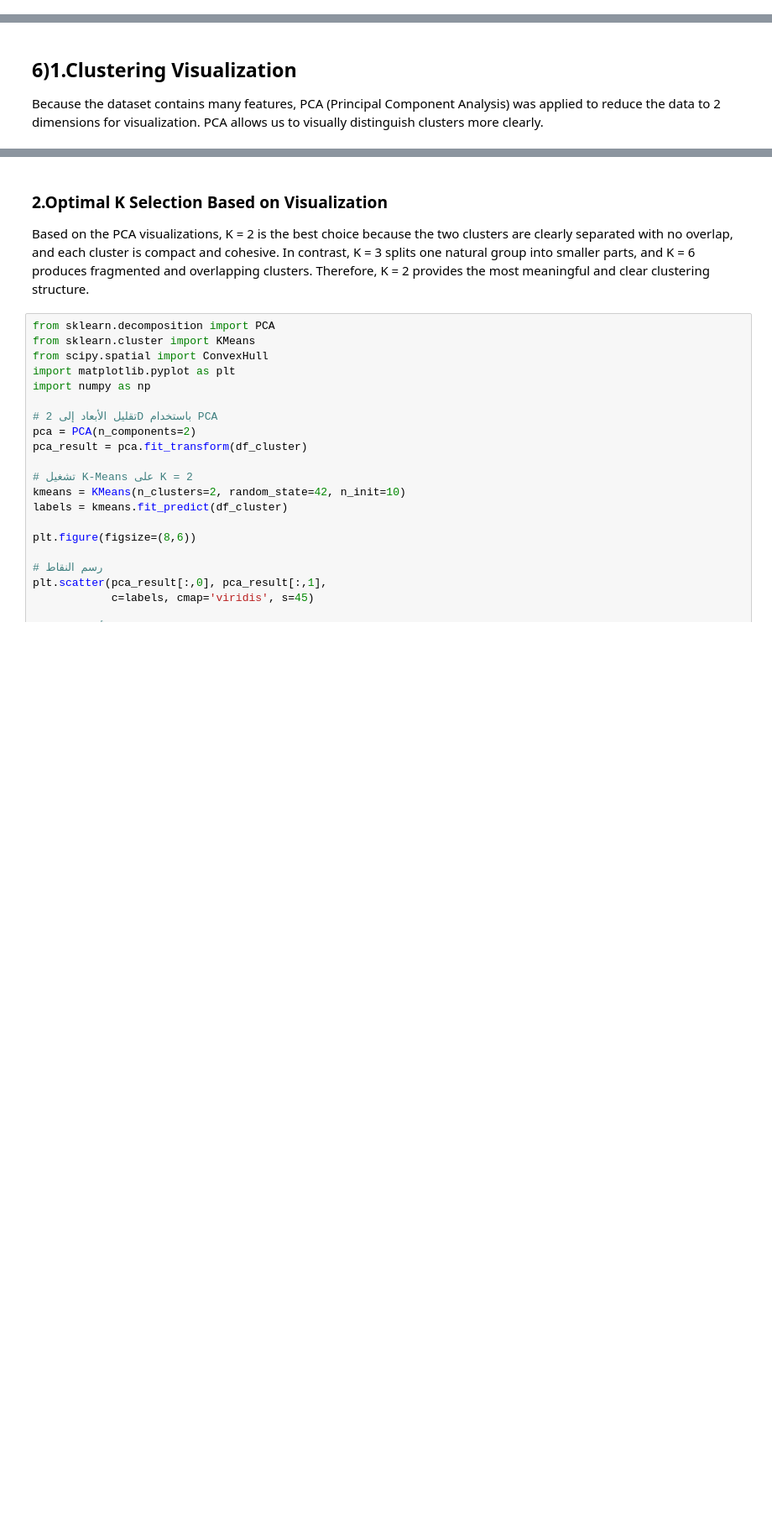
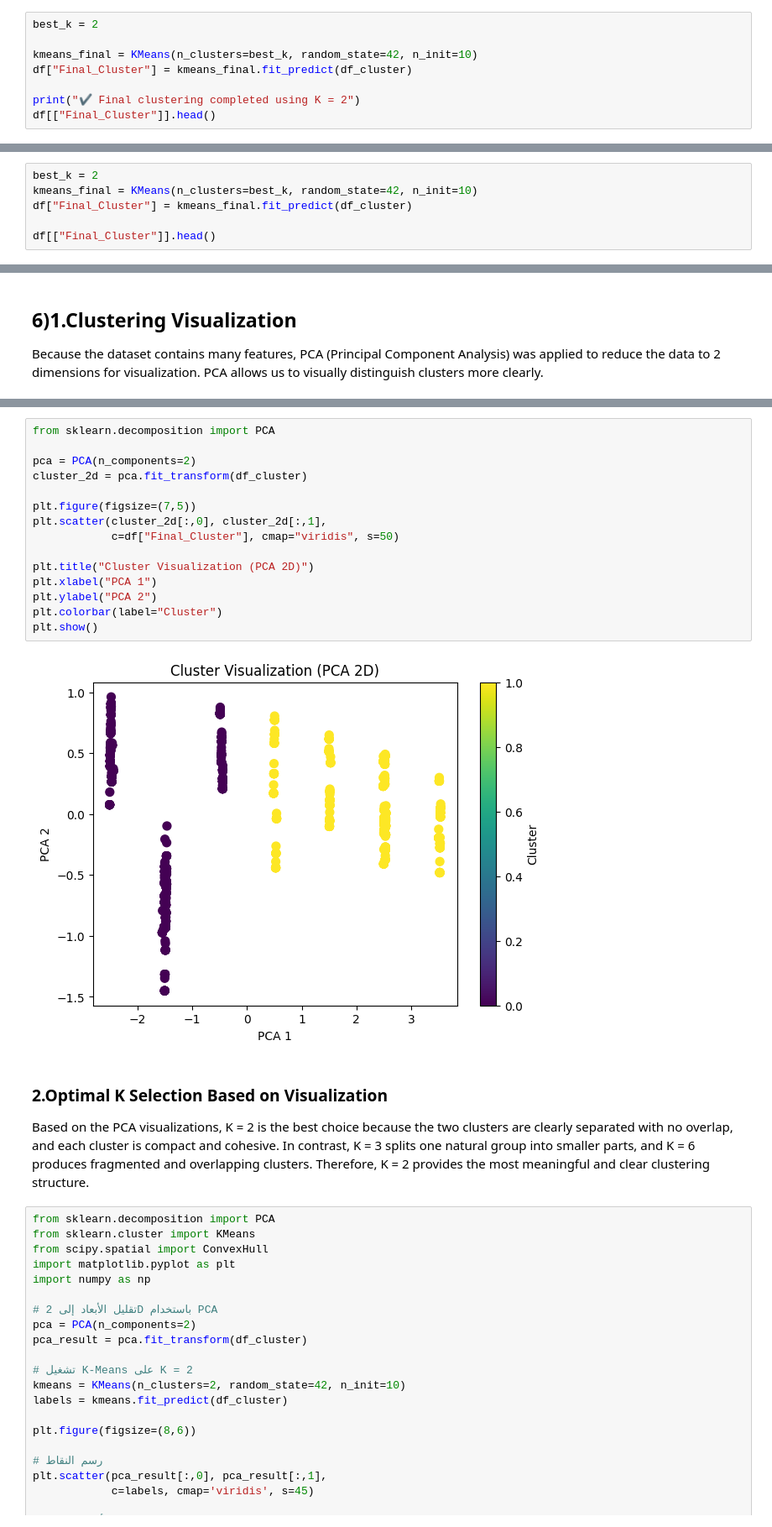
Before and after one commit to WajdAlsuhaymi/IT326-DataMining-Group2, a Jupyter notebook: Reports/Phase3.ipynb, the cells around one changed output, grey strips where cells are left out. Shown at 84% size. Saved outputs shown, nothing was run; the diff lists cells and outputs as text; blank space fills up the shorter version.

```diff
--- a/Reports/Phase3.ipynb
+++ b/Reports/Phase3.ipynb
@@ -575,0 +540,8 @@ WCSS: 137.69
+# %%
+best_k = 2
+
+kmeans_final = KMeans(n_clusters=best_k, random_state=42, n_init=10)
+df["Final_Cluster"] = kmeans_final.fit_predict(df_cluster)
+
+print("✔ Final clustering completed using K = 2")
+df[["Final_Cluster"]].head()
@@ -575,0 +556,6 @@ WCSS: 137.69
+# %%
+best_k = 2
+kmeans_final = KMeans(n_clusters=best_k, random_state=42, n_init=10)
+df["Final_Cluster"] = kmeans_final.fit_predict(df_cluster)
+
+df[["Final_Cluster"]].head()
@@ -630,3 +602,20 @@ for k in best_k_values:   # best_k_values = [2, 3, 6]
+# %%
+from sklearn.decomposition import PCA
+
+pca = PCA(n_components=2)
+cluster_2d = pca.fit_transform(df_cluster)
+
+plt.figure(figsize=(7,5))
+plt.scatter(cluster_2d[:,0], cluster_2d[:,1],
+            c=df["Final_Cluster"], cmap="viridis", s=50)
+
+plt.title("Cluster Visualization (PCA 2D)")
+plt.xlabel("PCA 1")
+plt.ylabel("PCA 2")
+plt.colorbar(label="Cluster")
+plt.show()
+# %% [output]
+[figure, added]
 # %% [markdown]
 ### 2.Optimal K Selection Based on Visualization
 Based on the PCA visualizations, K = 2 is the best choice because the two clusters are clearly separated with no overlap, and each cluster is compact and cohesive.
```
Also changed, not shown: parts of 13 cells of this notebook.
